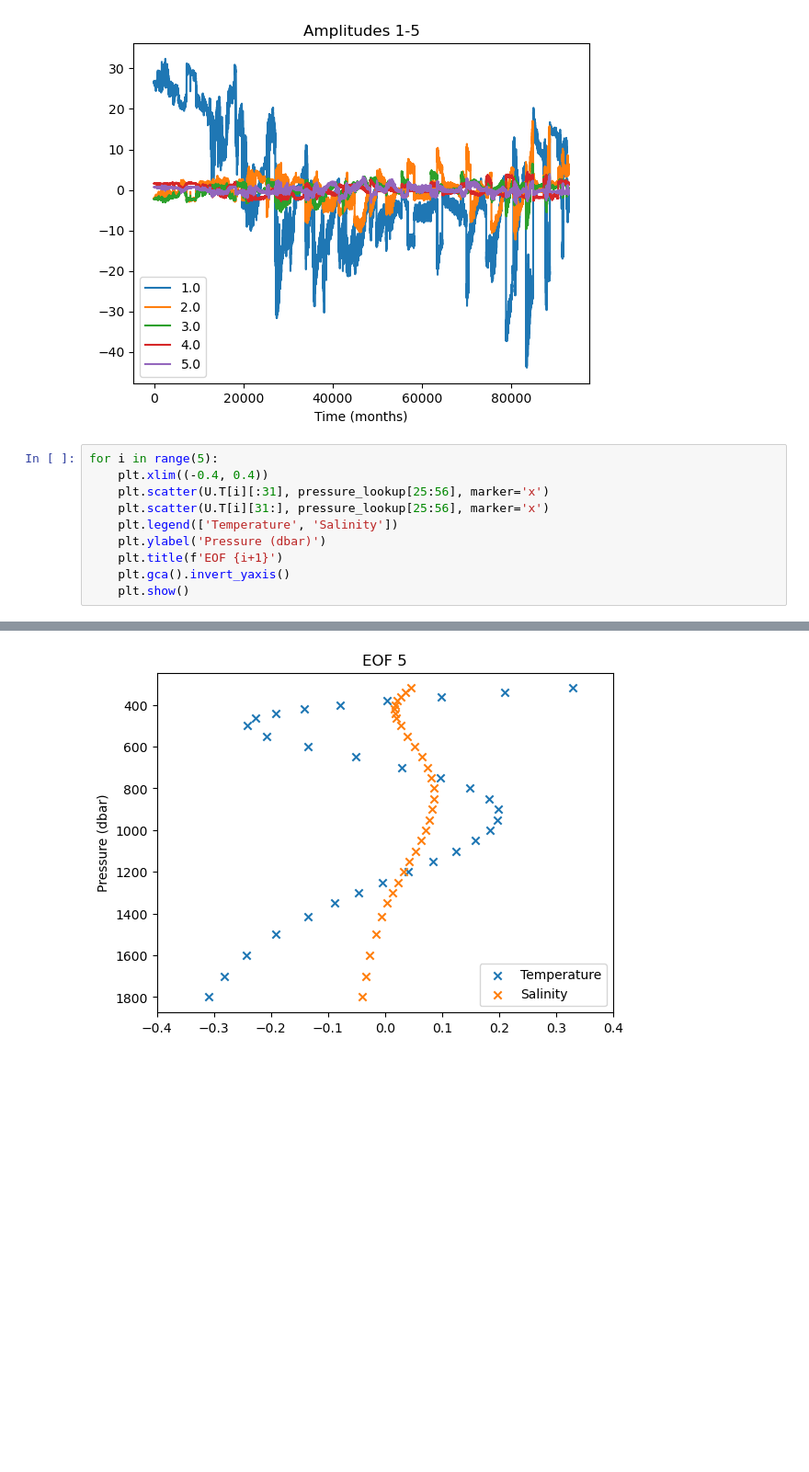
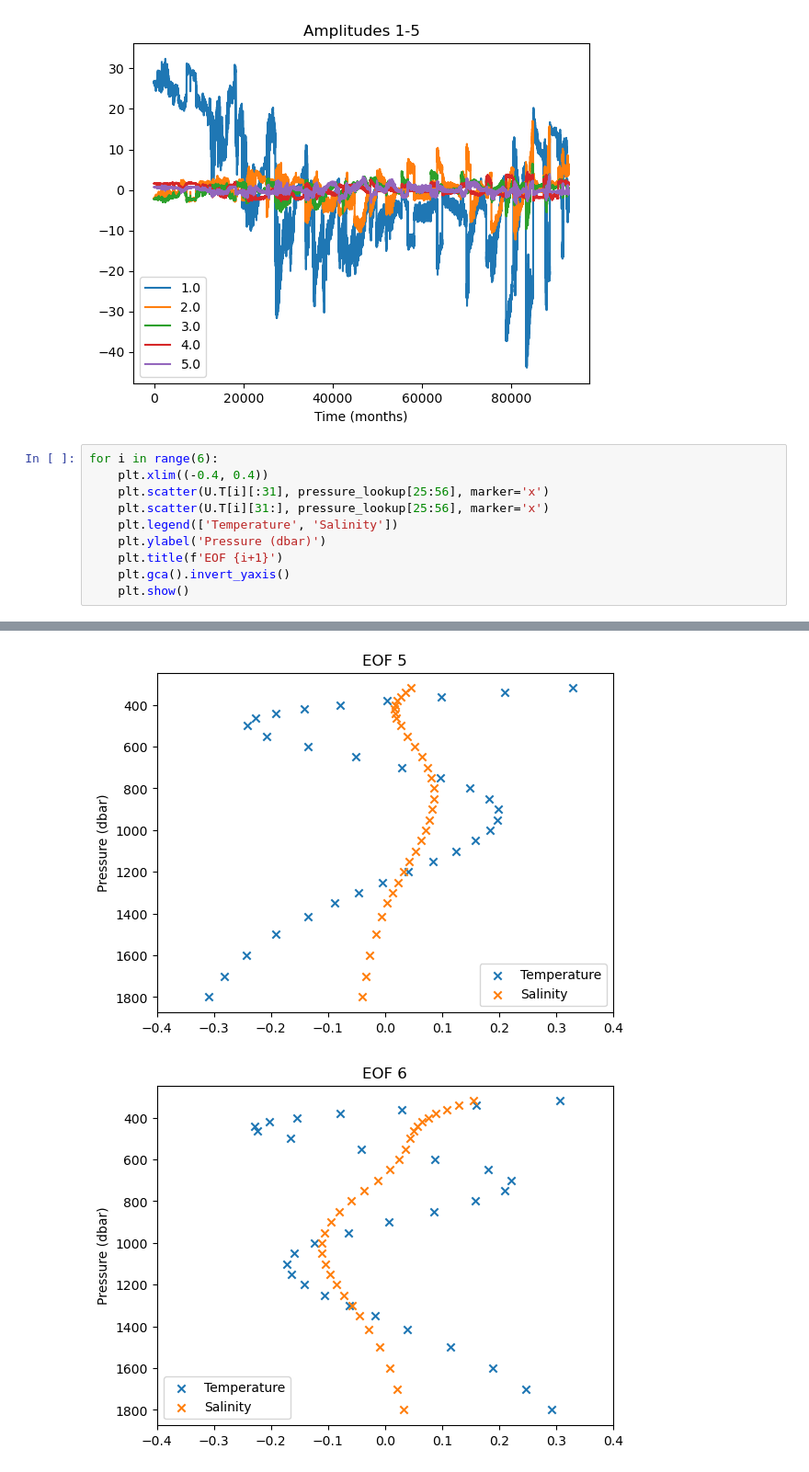
Before and after one commit to kalkulator413/argo_nn, a Jupyter notebook: eofs/plots.ipynb, the cells around one changed output, grey strips where cells are left out. Shown at 92% size. Drawn from its saved outputs; the diff is of its cells as text; blank space fills up the shorter version.

```diff
--- a/eofs/plots.ipynb
+++ b/eofs/plots.ipynb
@@ -69,18 +69,19 @@ plt.show()
 # %% [output]
 [figure]
 # %%
-for i in range(5):
+for i in range(6):
     plt.xlim((-0.4, 0.4))
     plt.scatter(U.T[i][:31], pressure_lookup[25:56], marker='x')
     plt.scatter(U.T[i][31:], pressure_lookup[25:56], marker='x')
     plt.legend(['Temperature', 'Salinity'])
     plt.ylabel('Pressure (dbar)')
     plt.title(f'EOF {i+1}')
     plt.gca().invert_yaxis()
     plt.show()
 # %% [output]
 [figure]
 [figure]
 [figure]
 [figure]
 [figure]
+[figure, added]
```
Also changed, not shown: 1 other file.
